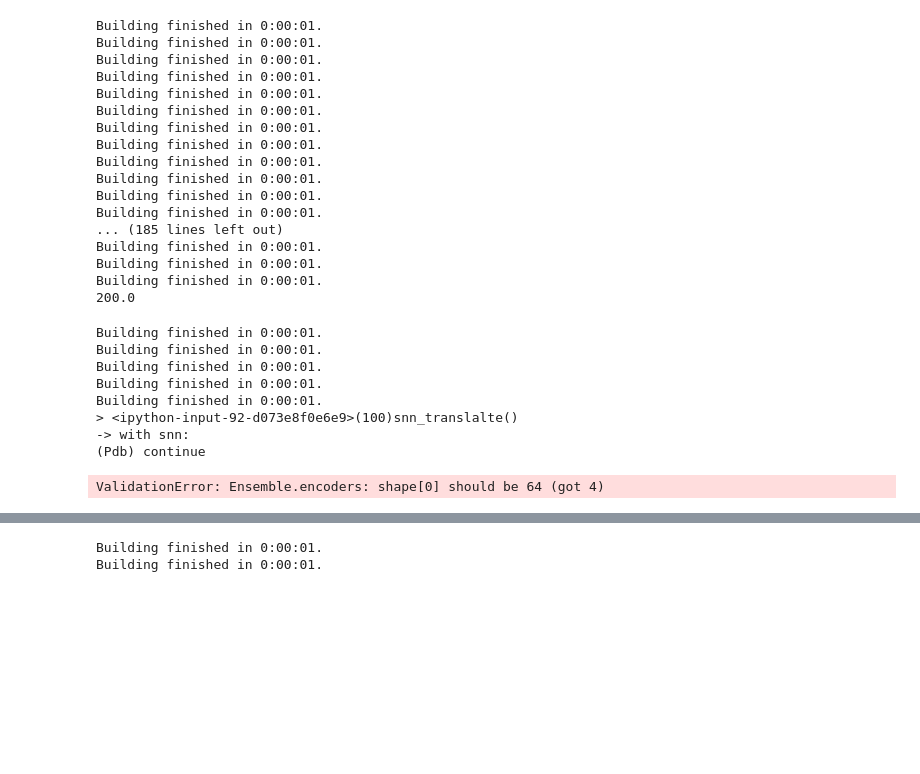
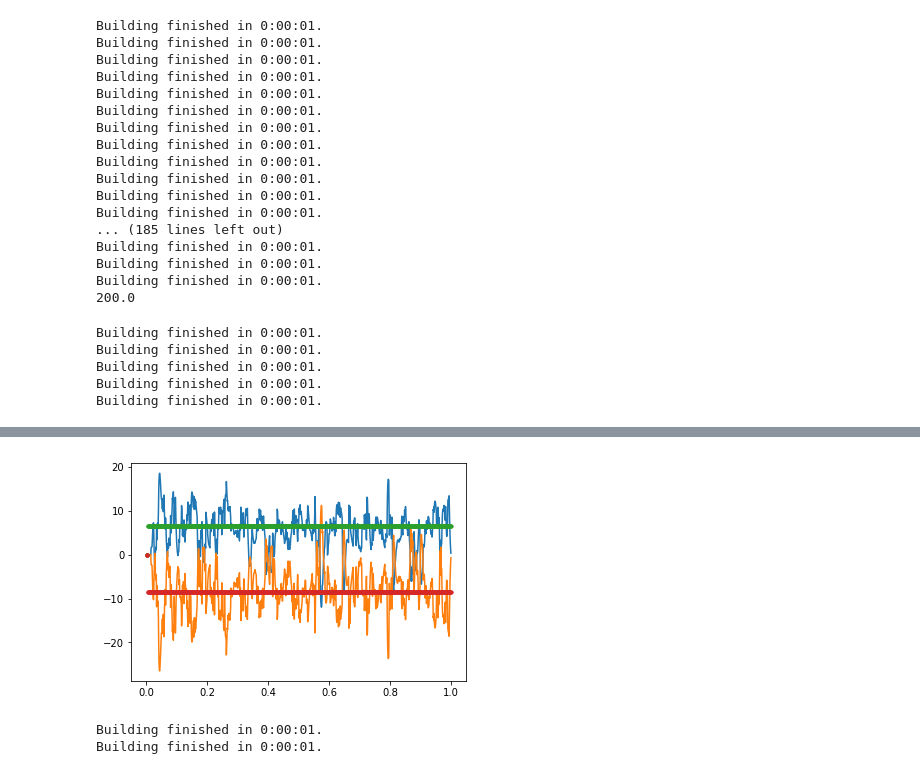
Before and after one commit to Quantumgame/EE207, a Jupyter notebook: Project/Untitled.ipynb, the cells around one changed output, grey strips where cells are left out. Cells and saved outputs as stored; diff of their text form; code cells hidden in the pictures; blank space fills up the shorter version.

```diff
--- a/Project/Untitled.ipynb
+++ b/Project/Untitled.ipynb
@@ -241,12 +233,26 @@ def snn_translalte(model, layers, weights, sizes, rels=None, round=None, samples
 # %%
-SNN = snn_translalte(ANN, ANN_layers, dnn_weights, [64,64,2], rels=None, round=None, samples=10000, radius=1.0, neuron_type='LIF')
+SNN, inp, in_probe, out_probe, SNN_layers = snn_translalte(ANN, ANN_layers, dnn_weights, [64, 64, 2], rels=None, round=None, samples=10000, radius=1.0, neuron_type='LIF')
 # %% [output]
 Building finished in 0:00:01.
 Building finished in 0:00:01.
 Building finished in 0:00:01.
 Building finished in 0:00:01.
 Building finished in 0:00:01.
-> <ipython-input-92-d073e8f0e6e9>(100)snn_translalte()
--> with snn:
-(Pdb) continue
-ValidationError: Ensemble.encoders: shape[0] should be 64 (got 4)
+# %%
+snn_input = np.array([1.0,1.0,-1.0,-1.0])
+observation = snn_input
+T_INT = 1.0
+with nengo.Simulator(SNN) as sim:
+    sim.run(T_INT)
+
+with nengo.Simulator(ANN) as sim2:
+    sim2.run(T_INT)
+
+# plt.figure()
+# plt.plot(sim.trange(), sim.data[in_probe])
+
+plt.figure()
+plt.plot(sim.trange(), sim.data[out_probe])
+plt.plot(sim2.trange(), sim2.data[l2],'.')
+plt.show()
+# %% [output]
@@ -253,3 +263,4 @@ ValidationError: Ensemble.encoders: shape[0] should be 64 (got 4)
+[figure, added]
 # %%
 P = 20
 snn_weights = []
```
Also changed, not shown: parts of 2 cells of this notebook.
